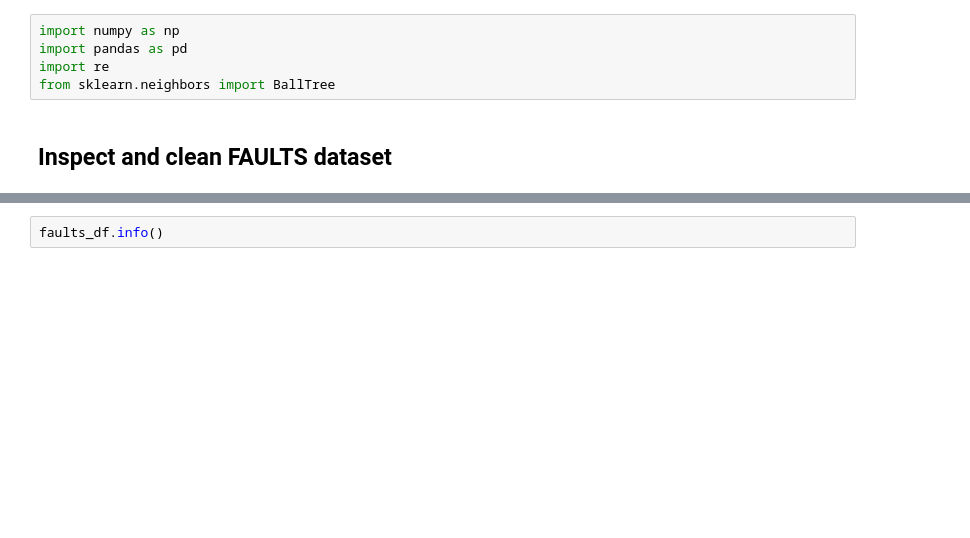
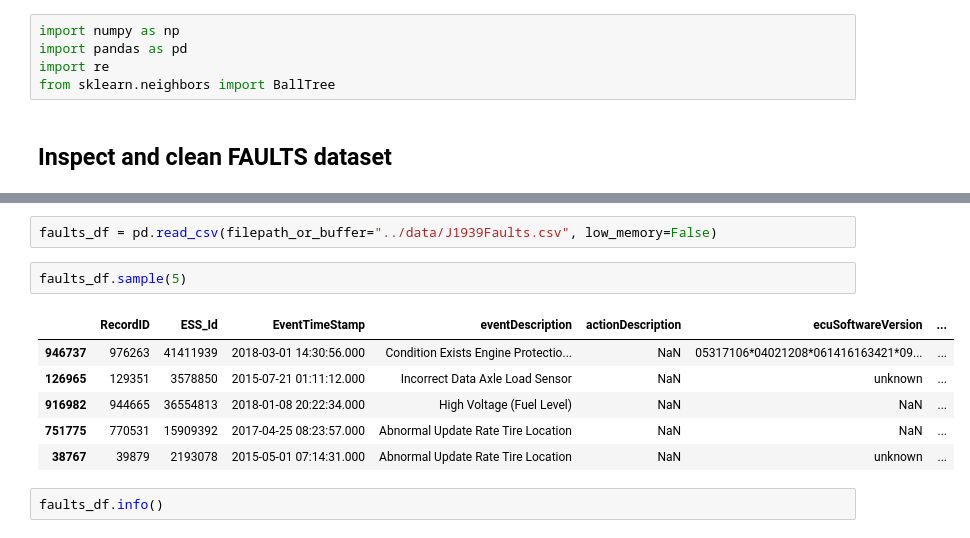
Before and after one commit to nss-data-science-cohort-9/big-g-label_free, a Jupyter notebook: notebooks/data_exploration.ipynb, the cells around one changed output, grey strips where cells are left out. Drawn from its saved outputs; the diff is of its cells as text; blank space fills up the shorter version.

```diff
--- a/notebooks/data_exploration.ipynb
+++ b/notebooks/data_exploration.ipynb
@@ -29,3 +8,14 @@ faults_df['EventTimeStamp'].max()
+# %%
+faults_df = pd.read_csv(filepath_or_buffer="../data/J1939Faults.csv", low_memory=False)
+# %%
+faults_df.sample(5)
+# %% [output]
+|  | RecordID | ESS_Id | EventTimeStamp | eventDescription | actionDescription | ecuSoftwareVersion | ... |
+| 946737 | 976263 | 41411939 | 2018-03-01 14:30:56.000 | Condition Exists Engine Protectio... | NaN | 05317106*04021208*061416163421*09... | ... |
+| 126965 | 129351 | 3578850 | 2015-07-21 01:11:12.000 | Incorrect Data Axle Load Sensor | NaN | unknown | ... |
+| 916982 | 944665 | 36554813 | 2018-01-08 20:22:34.000 | High Voltage (Fuel Level) | NaN | NaN | ... |
+| 751775 | 770531 | 15909392 | 2017-04-25 08:23:57.000 | Abnormal Update Rate Tire Location | NaN | NaN | ... |
+| 38767 | 39879 | 2193078 | 2015-05-01 07:14:31.000 | Abnormal Update Rate Tire Location | NaN | unknown | ... |
 # %%
 faults_df.info()
 # %% [output]
```
Also changed, not shown: parts of 25 cells of this notebook.
